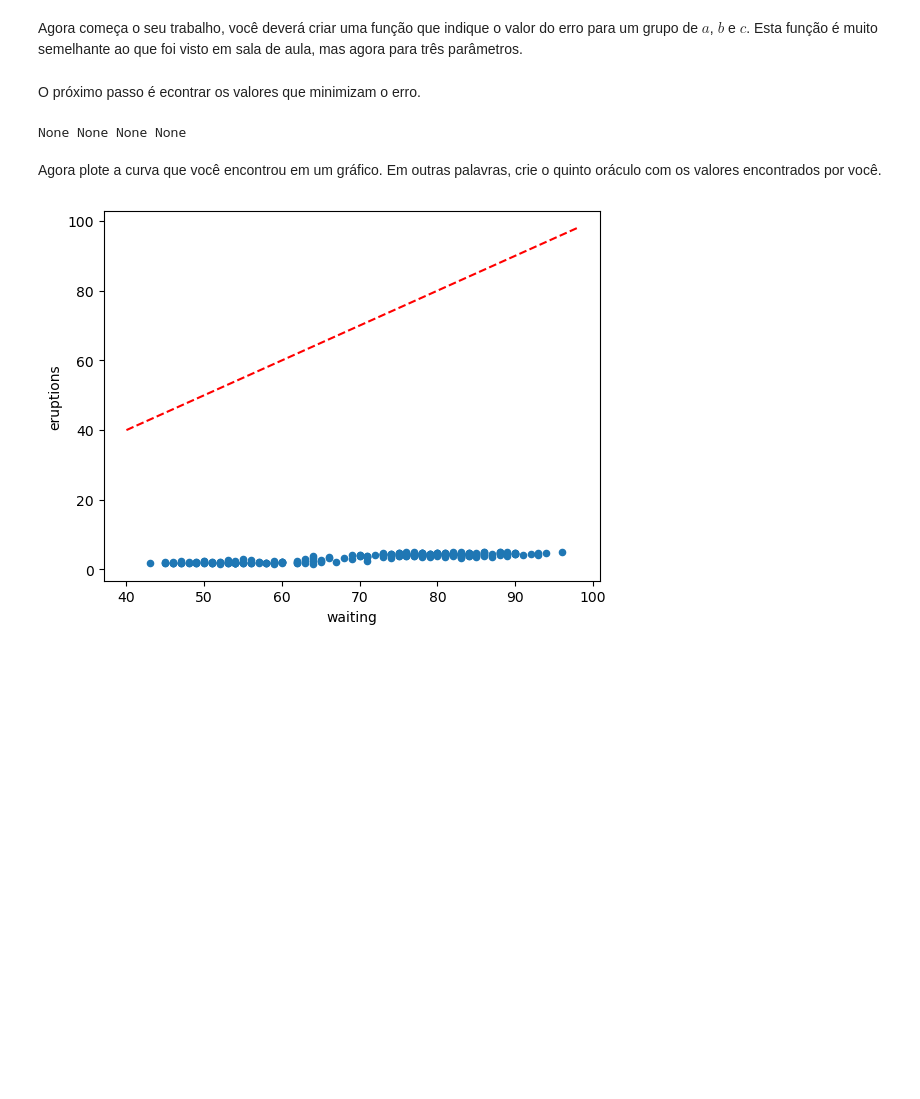
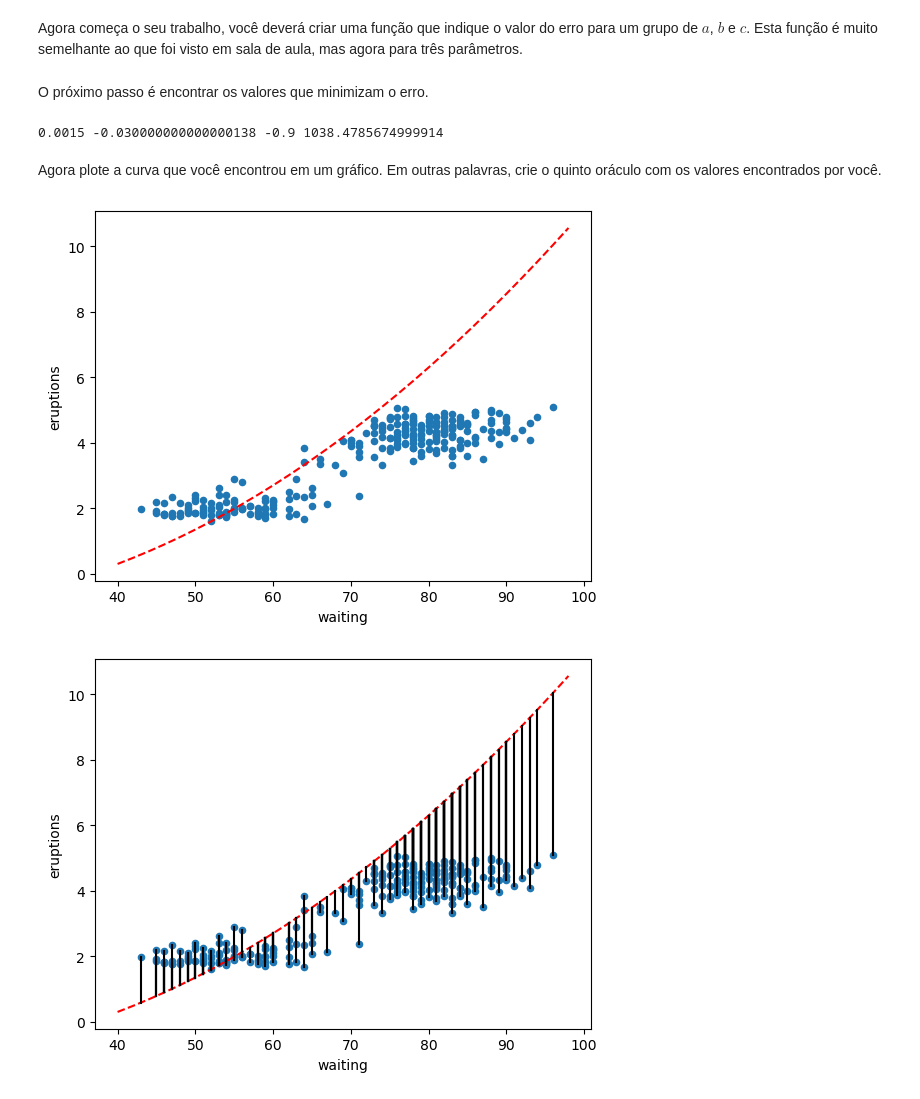
Before and after one commit to ulissesdias/tt003, a Jupyter notebook: atividades/atividade01.ipynb, the cells around one changed output. Cells and saved outputs as stored; diff of their text form; code cells hidden in the pictures; blank space fills up the shorter version.

```diff
--- a/atividades/atividade01.ipynb
+++ b/atividades/atividade01.ipynb
@@ -86,20 +86,20 @@ def erro_quadratico_variando_a_b_c() :
     # ToDo: Configure os mínimos e máximos de
     # a, b e c na sua busca
     min_a = 0
-    max_a = 0
+    max_a = +0.03
 
-    min_b = 0
-    max_b = 0
+    min_b = -0.9
+    max_b = +2.0
 
-    min_c = 0
-    max_c = 0
+    min_c = -0.9
+    max_c = 0.01
 
     ## ToDo: Configure o número de iterações. Note
     ## que valores altos levará a um tempo de espera
     ## muito longo, dado que faremos três laços aninhados.
-    iter_a = 5
-    iter_b = 5
-    iter_c = 5
+    iter_a = 20
+    iter_b = 20
+    iter_c = 20
 
     for i in range(iter_a) :
         a = min_a + i * (max_a - min_a)/iter_a
@@ -115,7 +115,7 @@ def erro_quadratico_variando_a_b_c() :
                 eixo_c.append(c)
 
                 ## ToDo: crie o oráculo com os valores de a, b e c.
-                oraculo = lambda x : x
+                oraculo = lambda x : a * (x**2) + (b * x) + c
 
                 eixo_erro.append(erro_quadratico_acumulado(oraculo))
 
@@ -123,9 +123,9 @@ def erro_quadratico_variando_a_b_c() :
 
 eixo_a, eixo_b, eixo_c, eixo_erro = erro_quadratico_variando_a_b_c()
 # %% [markdown]
-O próximo passo é econtrar os valores que minimizam o erro.
+O próximo passo é encontrar os valores que minimizam o erro.
 # %%
-erro_minimo = None ## Um valor alto
+erro_minimo = 1000000000000 ## Um valor alto
 a_minimo = None
 b_minimo = None
 c_minimo = None
@@ -133,19 +133,28 @@ c_minimo = None
 ## ToDo: pesquise pelo vetor eixo_erro qual o erro mínimo e
 ## coloque na variável erro_minimo.
 
+for i in range(len(eixo_erro)) :
+    if eixo_erro[i] < erro_minimo :
+        a_minimo = eixo_a[i]
+        b_minimo = eixo_b[i]
+        c_minimo = eixo_c[i]
+        erro_minimo = eixo_erro[i]
+
 ## ToDo: encontre os valores de a, b e c que geram o erro mímimo e
 ## armazene nas variáveis a_minimo, b_minimo e c_minimo
 
 print(a_minimo, b_minimo, c_minimo, erro_minimo)
 # %% [output]
-None None None None
+0.0015 -0.030000000000000138 -0.9 1038.4785674999914
 # %% [markdown]
 Agora plote a curva que você encontrou em um gráfico. Em outras palavras, crie o quinto oráculo com os valores encontrados por você.
 # %%
 ## ToDo: retorne os menores valores de a, b e c
 def quinto_oraculo(x) :
-    return x
+    return a_minimo * (x ** 2) + (b_minimo * x) + c_minimo
 
 plota_grafico(quinto_oraculo)
+plota_grafico(quinto_oraculo, with_error = True)
 # %% [output]
-[figure, old version]
+[figure, new version]
+[figure, added]
```
Also changed, not shown: 3 other files.
